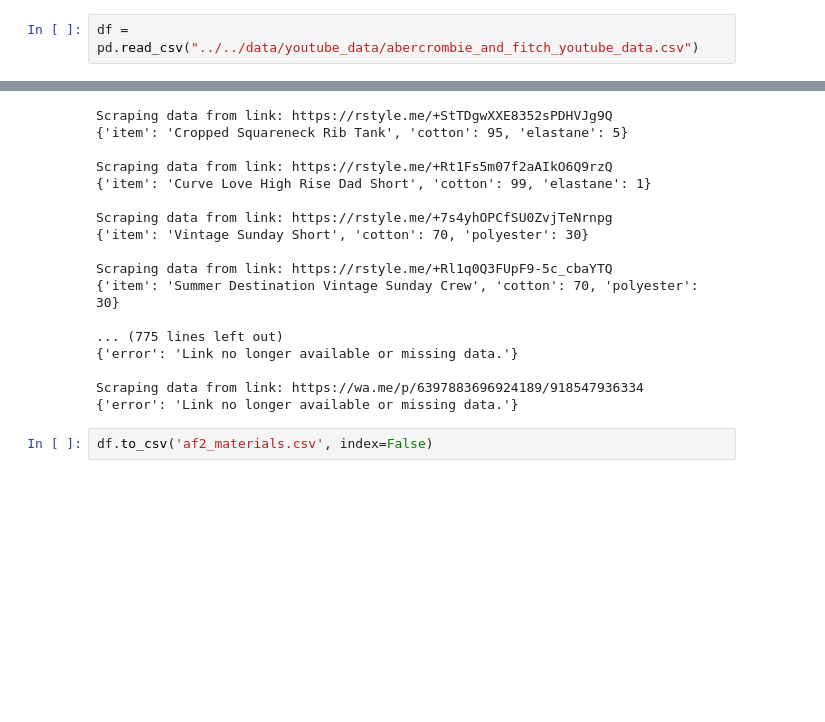
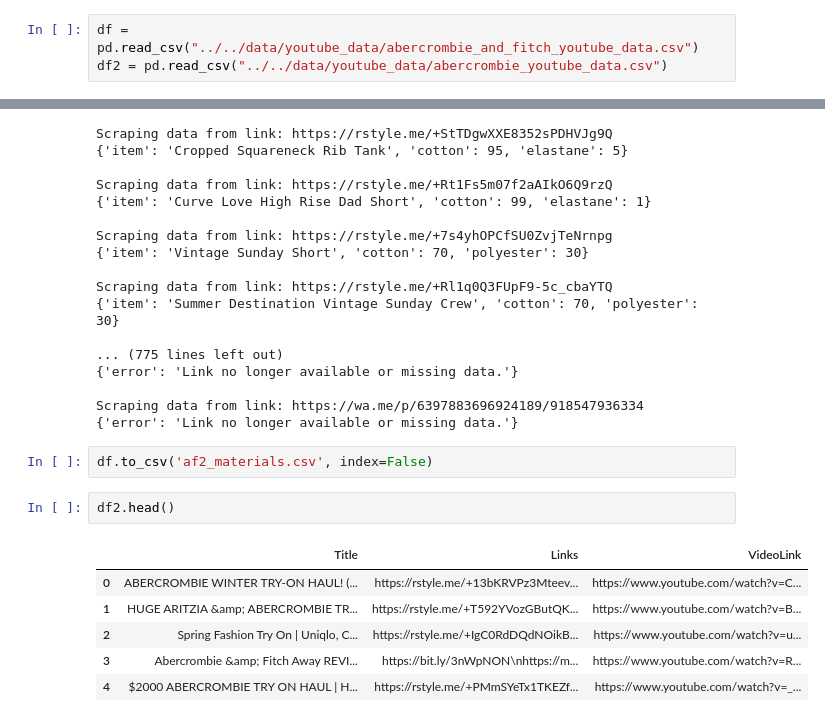
Before and after one commit to meganjchiang/fashionfootprint, a Jupyter notebook: code/scrape_by_brand_tests/abercrombie2.ipynb, the cells around one changed output, grey strips where cells are left out. Saved outputs shown, nothing was run; the diff lists cells and outputs as text; blank space fills up the shorter version.

Commit message:
abercrombie big one

```diff
--- a/code/scrape_by_brand_tests/abercrombie2.ipynb
+++ b/code/scrape_by_brand_tests/abercrombie2.ipynb
@@ -86,6 +86,7 @@ def scrape_and_update(row):
     return scraped_data_combined
 # %%
 df = pd.read_csv("../../data/youtube_data/abercrombie_and_fitch_youtube_data.csv")
+df2 = pd.read_csv("../../data/youtube_data/abercrombie_youtube_data.csv")
 # %%
 df['ScrapedData'] = df.apply(scrape_and_update, axis=1)
 # %% [output]
@@ -108,3 +109,12 @@ Scraping data from link: https://wa.me/p/6397883696924189/918547936334
 {'error': 'Link no longer available or missing data.'}
 # %%
 df.to_csv('af2_materials.csv', index=False)
+# %%
+df2.head()
+# %% [output]
+|  | Title | Links | VideoLink |
+| 0 | ABERCROMBIE WINTER TRY-ON HAUL! (... | https://rstyle.me/+13bKRVPz3Mteev... | https://www.youtube.com/watch?v=C... |
+| 1 | HUGE ARITZIA &amp; ABERCROMBIE TR... | https://rstyle.me/+T592YVozGButQK... | https://www.youtube.com/watch?v=B... |
+| 2 | Spring Fashion Try On | Uniqlo, C... | https://rstyle.me/+IgC0RdDQdNOikB... | https://www.youtube.com/watch?v=u... |
+| 3 | Abercrombie &amp; Fitch Away REVI... | https://bit.ly/3nWpNON\nhttps://m... | https://www.youtube.com/watch?v=R... |
+| 4 | $2000 ABERCROMBIE TRY ON HAUL | H... | https://rstyle.me/+PMmSYeTx1TKEZf... | https://www.youtube.com/watch?v=_... |
```
Also changed, not shown: parts of 2 cells of this notebook, 1 other file.
